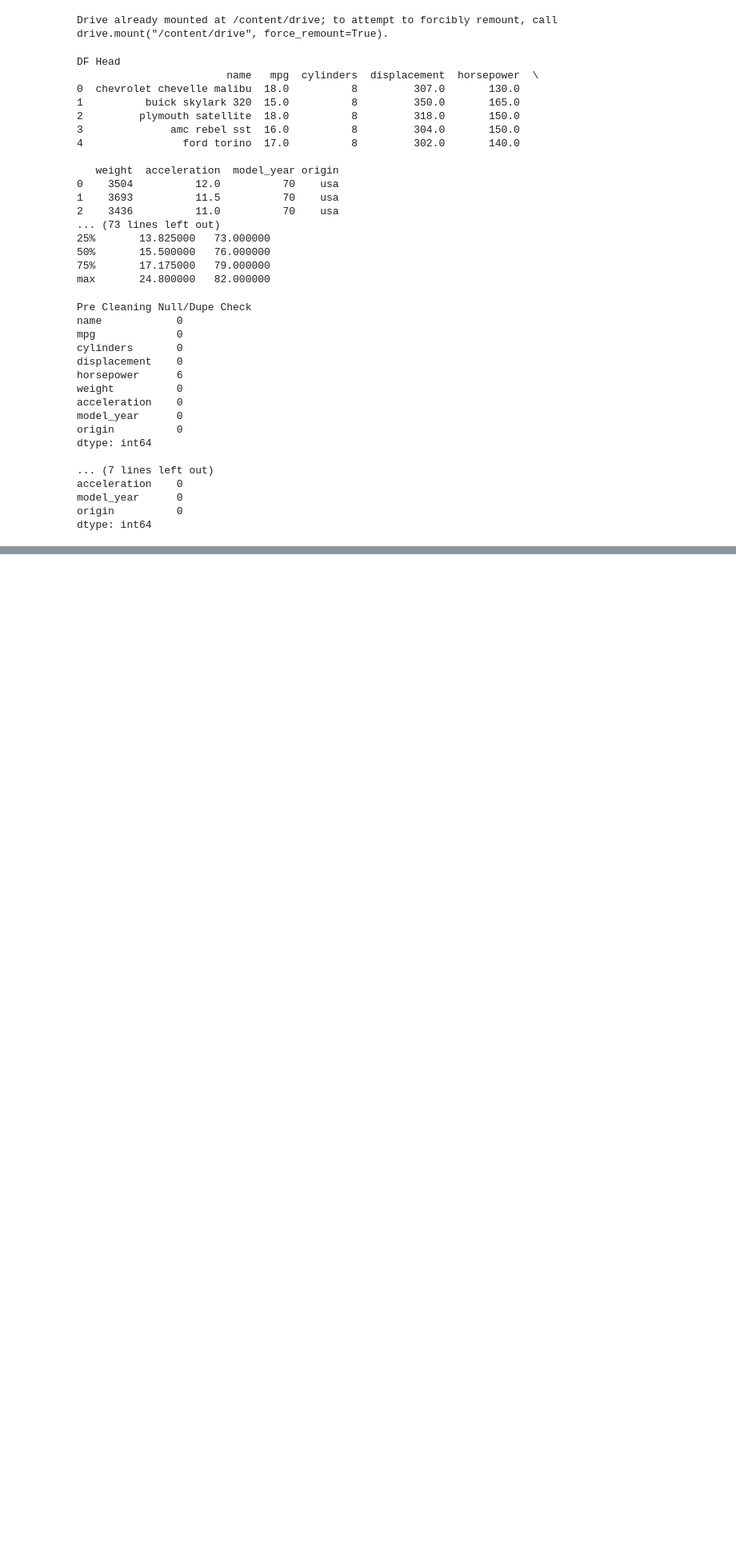
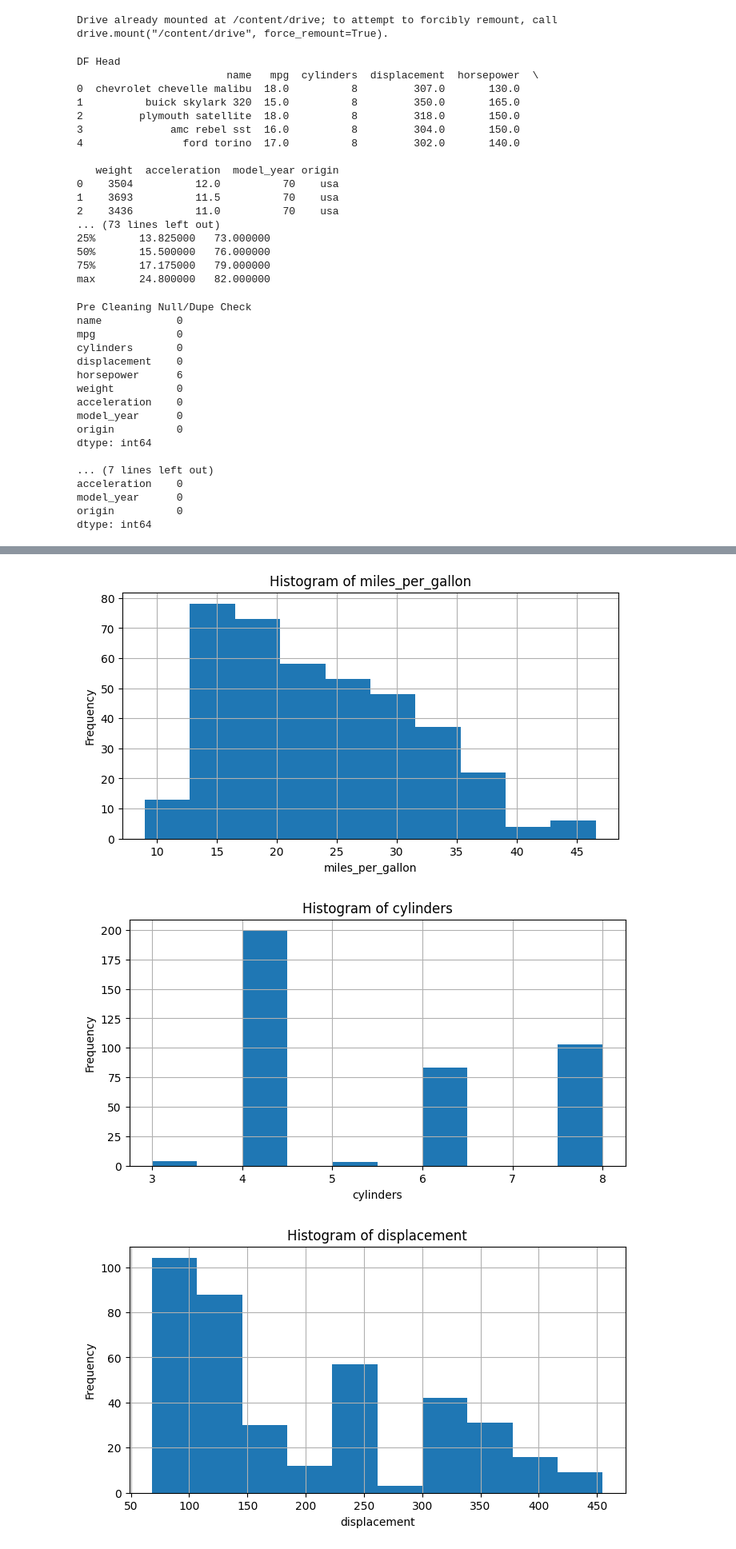
Before and after one commit to annhmartin/Base-Models, a Jupyter notebook: Tutorial_Assignment.ipynb, the cells around one changed output, grey strips where cells are left out. Shown at 80% size. Saved outputs shown, nothing was run; the diff lists cells and outputs as text; code cells hidden in the pictures; blank space fills up the shorter version.

```diff
--- a/Tutorial_Assignment.ipynb
+++ b/Tutorial_Assignment.ipynb
@@ -111,18 +97,13 @@ dtype: int64
 # %%
 # @title Fix Columns - if needed
 
-# I don't think anything is needed for this dataset
-# But I am going to leave this portion so that I can use this
-# as a template for future code and don't have to keep
-# rebuilding this stuff each time
-
-#Correct incorrect data types
+# Correct incorrect data types or print statement if no changes
 # df['column_name'] = pd.to_datetime(df['column_name'])
 print("No change to data types")
 
-#Rename columns for clarity
-# df = df.rename(coluns={old_name': 'new_name'})
-
-print("No changes to column names")
+# Rename columns for clarity or print statement if no changes
+df = df.rename(columns={'mpg': 'miles_per_gallon'})
+print("Change(s) to column names")
+# print("No changes to column names")
 # %% [output]
 No change to data types
@@ -129,0 +111,6 @@ No changes to column names
+# %%
+# @title Creating Labeling for Visuals
+
+Target = 'miles_per_gallon'
+X_Axis = 'origin'
+numerical_columns = ['miles_per_gallon', 'cylinders', 'displacement', 'horsepower', 'weight', 'acceleration', 'model_year']
@@ -129,0 +119,15 @@ No changes to column names
+# %%
+# @title Histogram
+
+# Looping through each numerical for histograms
+for column in numerical_columns:
+    plt.figure(figsize=(8, 4))
+    df[column].hist()
+    plt.title(f"Histogram of {column}")
+    plt.xlabel(column)
+    plt.ylabel("Frequency")
+    plt.show()
+# %% [output]
+[figure, added]
+[figure, added]
+[figure, added]
```
Also changed, not shown: parts of 18 cells of this notebook.
